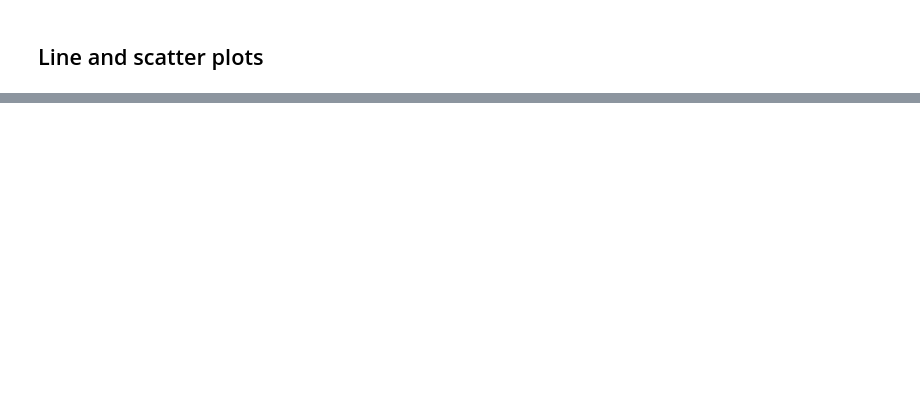
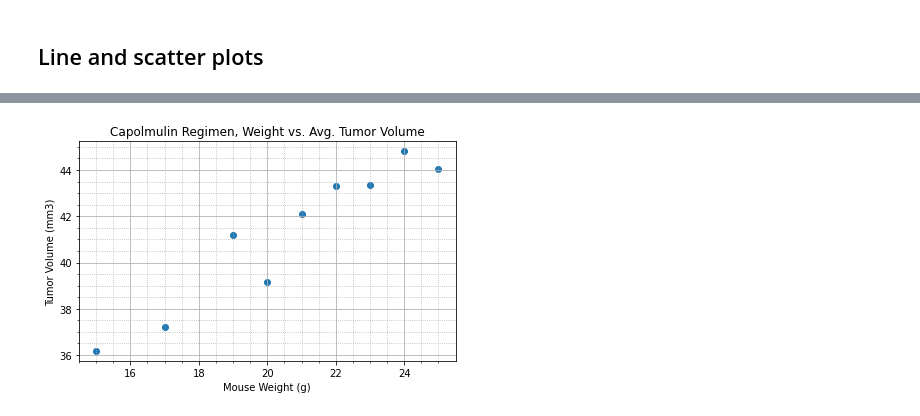
Before and after one commit to msadowski20/matplotlib-challenge, a Jupyter notebook: Pymaceuticals/pymaceuticals.ipynb, the cells around one changed output, grey strips where cells are left out. Saved outputs shown, nothing was run; the diff lists cells and outputs as text; code cells hidden in the pictures; blank space fills up the shorter version.

```diff
--- a/Pymaceuticals/pymaceuticals.ipynb
+++ b/Pymaceuticals/pymaceuticals.ipynb
@@ -148,0 +223,28 @@ KeyError: 'Tumor Volume (mm3)'
+# %%
+# Generate a scatter plot of mouse weight versus average tumor volume for the Capomulin regimen
+capomulin_df = merged_df[merged_df["Drug Regimen"] == "Capomulin"]
+mouse_weight = capomulin_df["Weight (g)"].unique()
+avg_tumor_list = []
+
+for weight in mouse_weight:
+    weight_df = capomulin_df[capomulin_df["Weight (g)"] == weight]
+
+    avg_tumor = weight_df["Tumor Volume (mm3)"].mean()
+    avg_tumor_list.append(avg_tumor)
+
+x_values = mouse_weight
+y_values = avg_tumor_list
+
+plt.scatter(x_values,y_values)
+plt.title("Capolmulin Regimen, Weight vs. Avg. Tumor Volume")
+plt.xlabel('Mouse Weight (g)')
+plt.ylabel('Tumor Volume (mm3)')
+# plt.ylim(35, 50)
+# plt.xlim(10, 30)
+plt.minorticks_on()
+plt.grid(which='major', linestyle='-')
+plt.grid(which='minor', linestyle=':')
+plt.tight_layout()
+plt.show()
+# %% [output]
+[figure, added]
```
Also changed, not shown: parts of 12 cells of this notebook.
